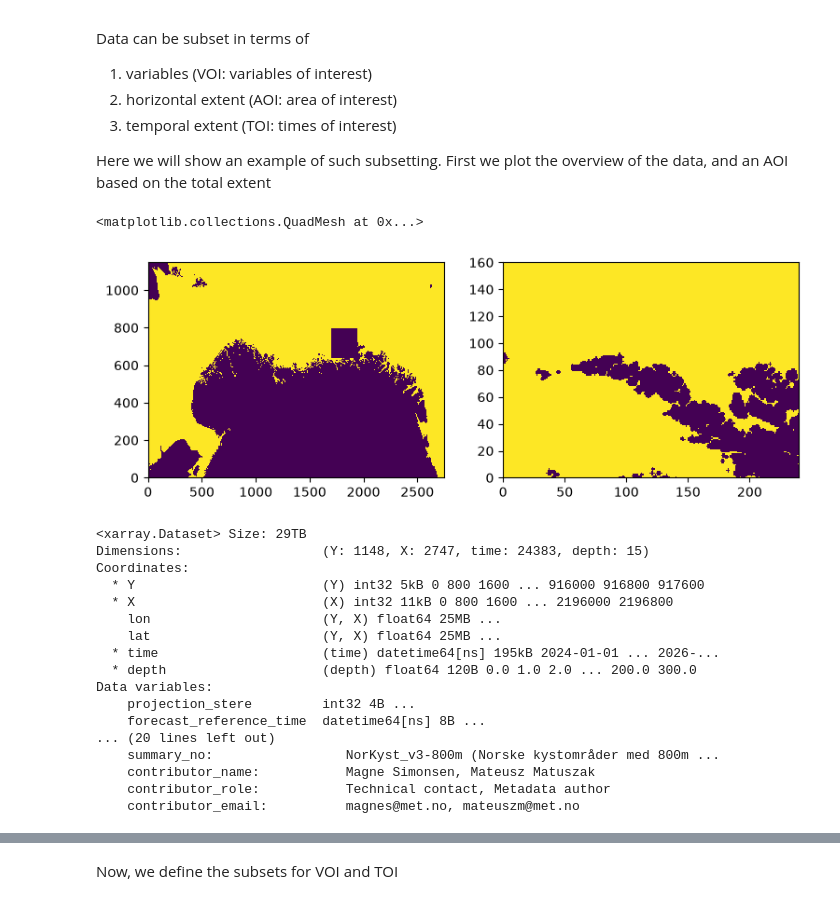
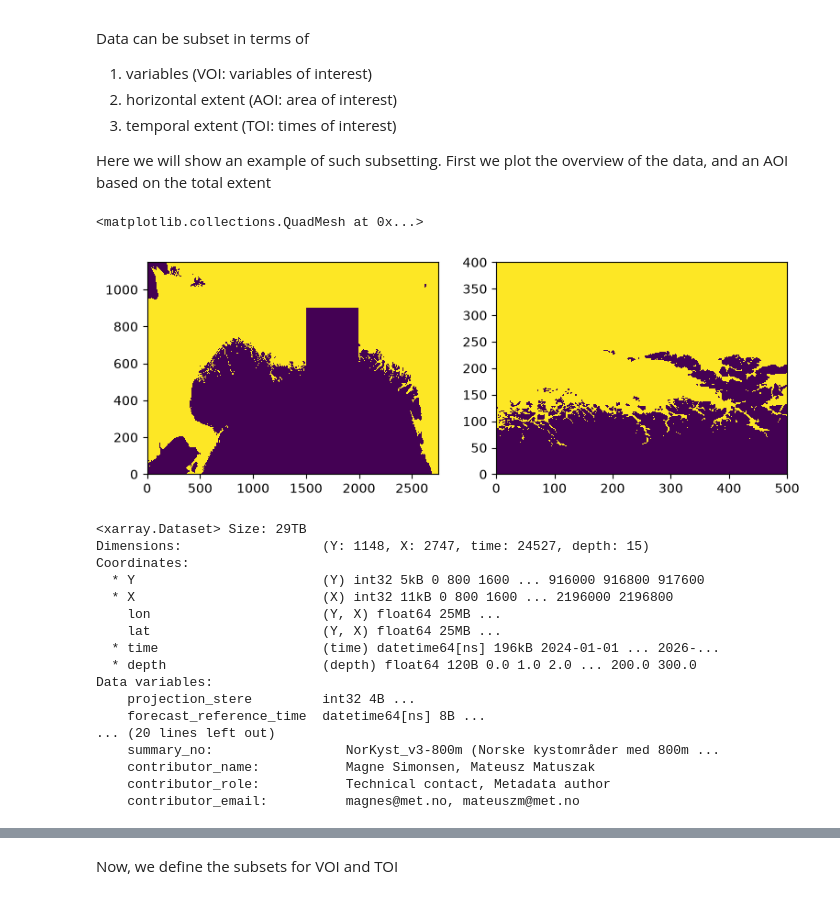
Before and after one commit to OneBoot/ocean_wave_tracing-torch-, a Jupyter notebook: notebooks/extract_ocean_model_data.ipynb, the cells around one changed output, grey strips where cells are left out. Drawn from its saved outputs; the diff is of its cells as text; code cells hidden in the pictures.

```diff
--- a/notebooks/extract_ocean_model_data.ipynb
+++ b/notebooks/extract_ocean_model_data.ipynb
@@ -22,7 +22,7 @@ elif model == "Barents":
     roms_file = 'https://thredds.met.no/thredds/dodsC/barents25km_agg'
 
 
-ocn_m = xa.open_dataset(roms_file)
+#ocn_m = xa.open_dataset(roms_file)
 # %% [markdown]
 ## File variable naming convention
 Here, it important for the user to know the convention of the ocean model. For the two examples provided, the $\mathbf{U} = (U,V)$ components are denoted
@@ -41,32 +41,32 @@ Here we will show an example of such subsetting. First we plot the overview of t
 # %%
 wetmask = ocn_m.h.data > 11.
 wetmask = nd.binary_erosion(wetmask)
 
 # Bounding boxes for AOI
-bbox_idx = slice(1700,1940,1) #latitude AOI
-bbox_idy = slice(640,800,1) #longitude AOI
+bbox_idx = slice(1500, 2000, 1) #latitude AOI
+bbox_idy = slice(500, 900, 1) #longitude AOI
 
 fig,ax = plt.subplots(ncols=2,figsize=(9,3))
 
 ax[0].pcolormesh(wetmask)
 ax[0].pcolormesh(np.arange(bbox_idx.start,bbox_idx.stop),
                  np.arange(bbox_idy.start,bbox_idy.stop),
                  np.zeros(wetmask[bbox_idy,bbox_idx].shape))
 ax[1].pcolormesh(wetmask[bbox_idy,bbox_idx])
 # %% [output]
 <matplotlib.collections.QuadMesh at 0x...>
-[figure, old version]
+[figure, new version]
 # %%
 ocn_m
 # %% [output]
 <xarray.Dataset> Size: 29TB
-Dimensions:                  (Y: 1148, X: 2747, time: 24383, depth: 15)
+Dimensions:                  (Y: 1148, X: 2747, time: 24527, depth: 15)
 Coordinates:
   * Y                        (Y) int32 5kB 0 800 1600 ... 916000 916800 917600
   * X                        (X) int32 11kB 0 800 1600 ... 2196000 2196800
     lon                      (Y, X) float64 25MB ...
     lat                      (Y, X) float64 25MB ...
-  * time                     (time) datetime64[ns] 195kB 2024-01-01 ... 2026-...
+  * time                     (time) datetime64[ns] 196kB 2024-01-01 ... 2026-...
   * depth                    (depth) float64 120B 0.0 1.0 2.0 ... 200.0 300.0
 Data variables:
     projection_stere         int32 4B ...
```
Also changed, not shown: parts of 3 cells of this notebook, 9 other files.
